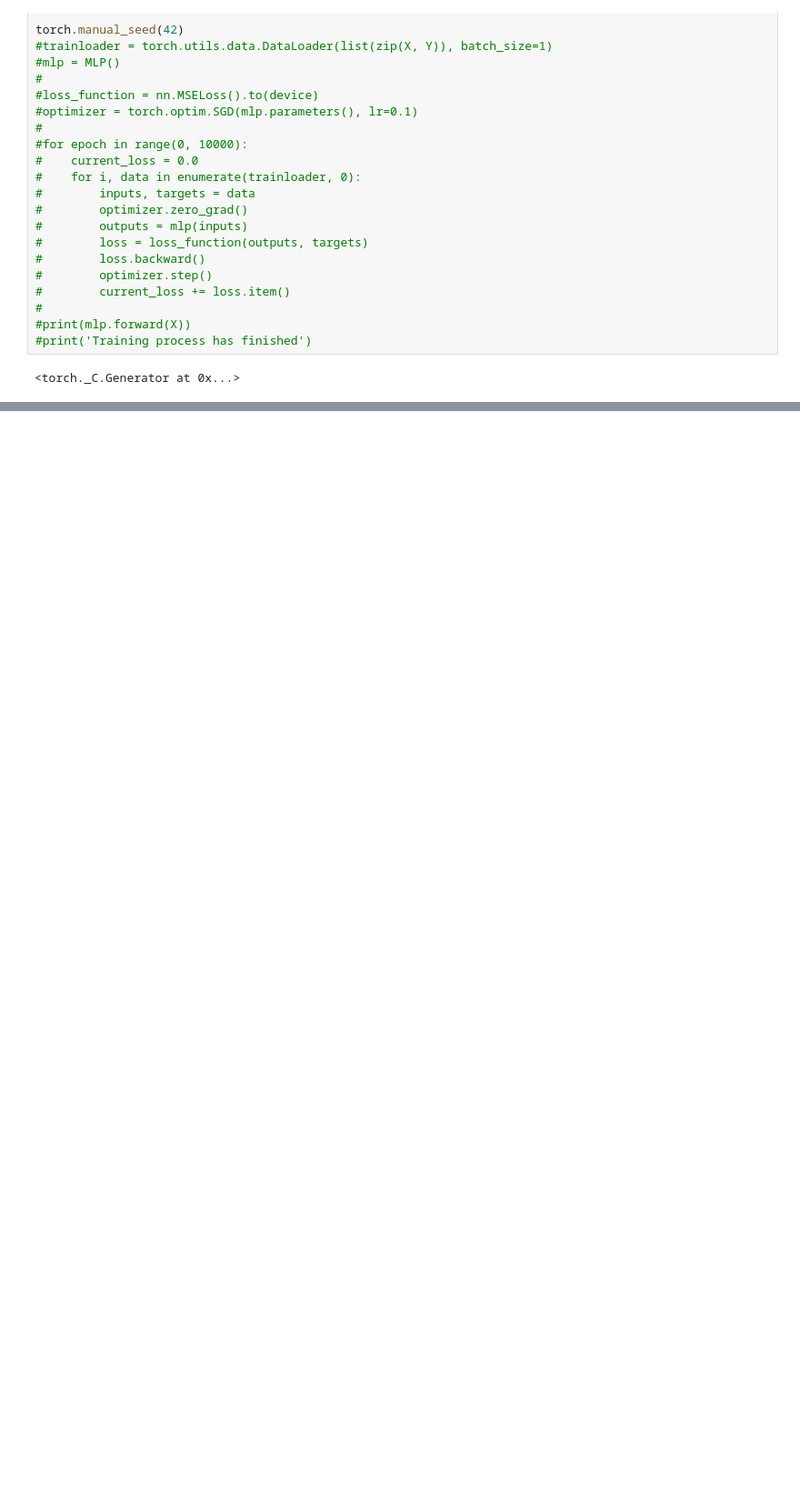
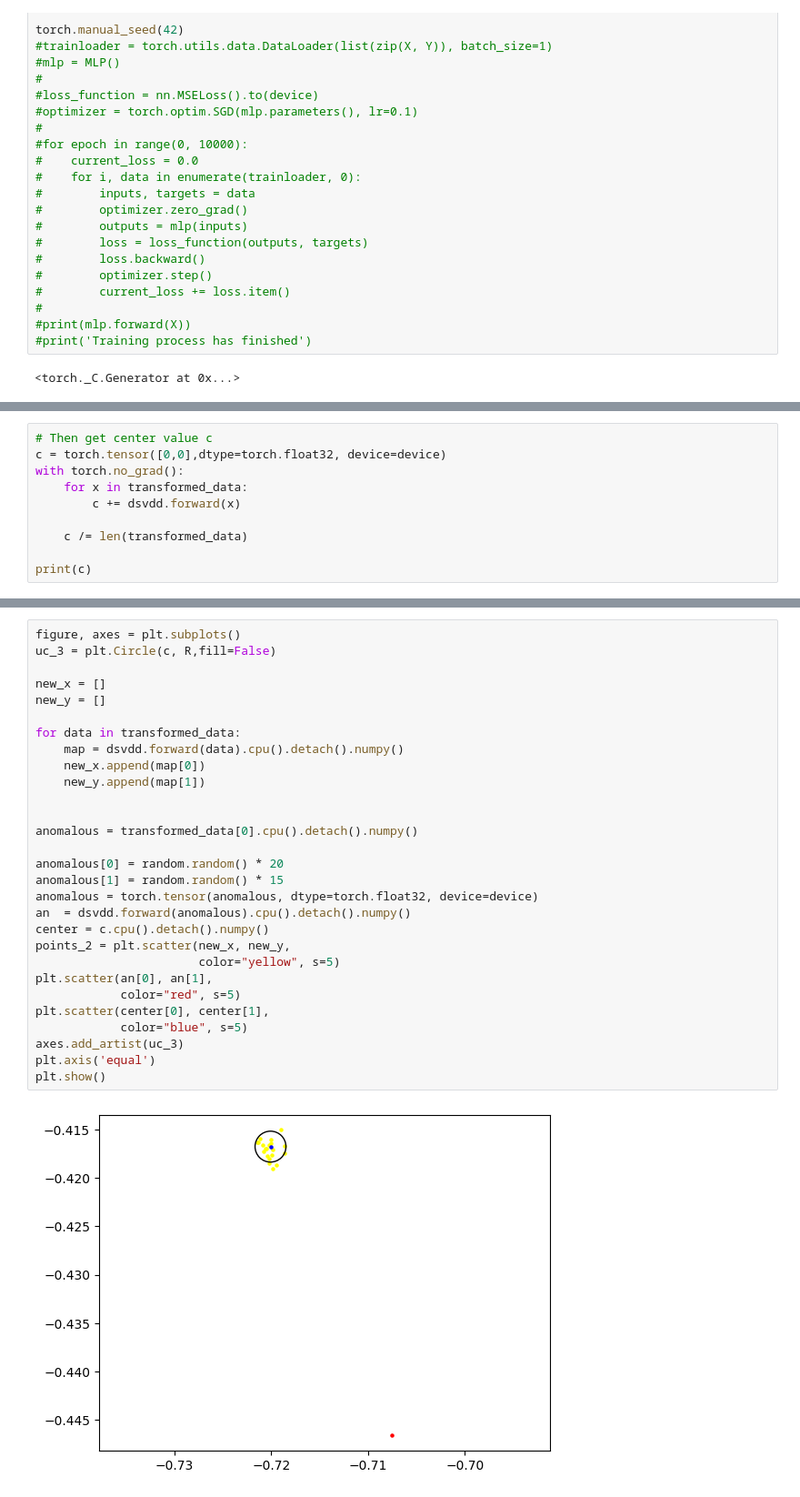
Before and after one commit to JHeinzde/pytorch-playground, a Jupyter notebook: pytorch-autoencoder.ipynb, the cells around one changed output, grey strips where cells are left out. Shown at 91% size. Saved outputs shown, nothing was run; the diff lists cells and outputs as text; blank space fills up the shorter version.

```diff
--- a/pytorch-autoencoder.ipynb
+++ b/pytorch-autoencoder.ipynb
@@ -156,0 +176,10 @@ plt.show()
+# %%
+# Then get center value c
+c = torch.tensor([0,0],dtype=torch.float32, device=device)
+with torch.no_grad():
+    for x in transformed_data:
+        c += dsvdd.forward(x)
+
+    c /= len(transformed_data)
+
+print(c)
@@ -156,0 +210,31 @@ plt.show()
+# %%
+figure, axes = plt.subplots()
+uc_3 = plt.Circle(c, R,fill=False)
+
+new_x = []
+new_y = []
+
+for data in transformed_data:
+    map = dsvdd.forward(data).cpu().detach().numpy()
+    new_x.append(map[0])
+    new_y.append(map[1])
+
+
+anomalous = transformed_data[0].cpu().detach().numpy()
+
+anomalous[0] = random.random() * 20
+anomalous[1] = random.random() * 15
+anomalous = torch.tensor(anomalous, dtype=torch.float32, device=device)
+an  = dsvdd.forward(anomalous).cpu().detach().numpy()
+center = c.cpu().detach().numpy()
+points_2 = plt.scatter(new_x, new_y,
+                       color="yellow", s=5)
+plt.scatter(an[0], an[1],
+            color="red", s=5)
+plt.scatter(center[0], center[1],
+            color="blue", s=5)
+axes.add_artist(uc_3)
+plt.axis('equal')
+plt.show()
+# %% [output]
+[figure, added]
```
Also changed, not shown: parts of 7 cells of this notebook.
